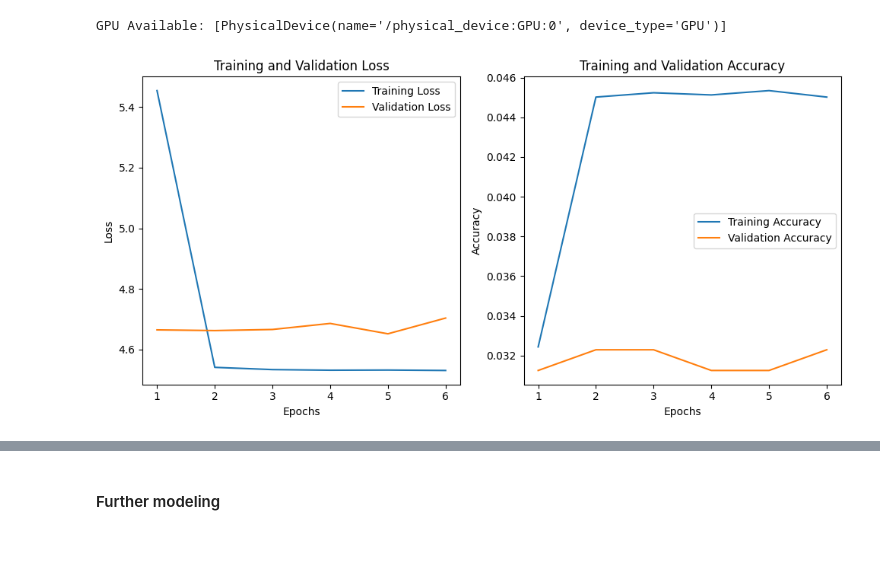
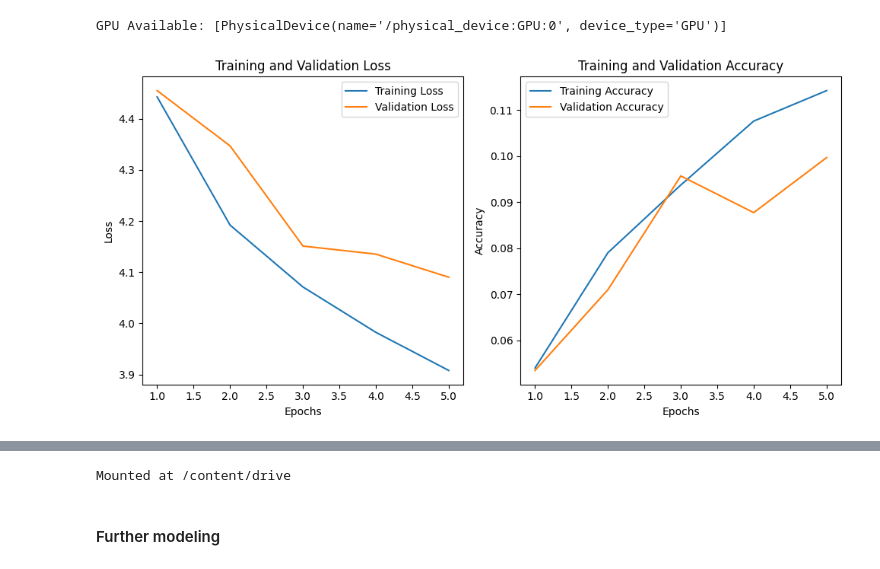
Before and after one commit to MaximilianLae/DL_Skin_Disease_Classification, a Jupyter notebook: Baseline solution.ipynb, the cells around one changed output, grey strips where cells are left out. Drawn from its saved outputs; the diff is of its cells as text; code cells hidden in the pictures.

```diff
--- a/Baseline solution.ipynb
+++ b/Baseline solution.ipynb
@@ -89,0 +130,15 @@ for i in range(len(df)):
+# %%
+start_time = time.time()
+top_1_acc = []
+top_3_acc = []
+top_5_acc = []
+for x_val_batch, y_val_batch in tqdm(val_generator):
+    val_predictions = model.predict(x_val_batch, verbose = 0)
+    top_1_acc.append(top_n_accuracy(y_val_batch, val_predictions, 1))
+    top_3_acc.append(top_n_accuracy(y_val_batch, val_predictions, 3))
+    top_5_acc.append(top_n_accuracy(y_val_batch, val_predictions, 5))
+    if len(top_1_acc) >= len(val_generator):
+        break
+end_time = time.time()
+duration = end_time - start_time
+print(f'Top-1 accuracy: {np.mean(top_1_acc):.3f}, Top-3 accuracy: {np.mean(top_3_acc):.3f}, Top-5 accuracy: {np.mean(top_5_acc):.3f}, \nTime to calculate: {duration:.2f} seconds')
@@ -179,26 +220,39 @@ clear_output_callback = tf.keras.callbacks.LambdaCallback(
 # %%
-model = ResNet50(weights='imagenet', include_top=False, input_shape=(224, 224, 3))
-n_classes = 114
+vgg = VGG19(include_top=False, weights='imagenet', input_shape=(224, 224, 3))
 
-for layer in model.layers[:-4]:
+# Freeze the layers
+for layer in vgg.layers[:-2]:
     layer.trainable = False
 
-model = Sequential([
-    model,
-    Flatten(),
-    Dense(512, activation='relu'),
-    Dense(n_classes, activation='softmax')
-])
+# Flatten the output of the VGG16 network because it is a 2D array
+flatten = layers.Flatten()(vgg.output)
+
+# Add a fully connected layer with 1024 neurons
+dense = layers.Dense(1024, activation='relu')(flatten)
+dropout = Dropout(0.3)(dense)
+
+# Add a fully connected layer with 256 neurons
+dense = layers.Dense(256, activation='relu')(dense)
+dropout = Dropout(0.3)(dense)
+
+# We have 114 classes so we need a dense layer with 114 neurons
+output = layers.Dense(114, activation='softmax')(dense)
+
+# Create a model
+model = models.Model(vgg.input, output)
+
+# Compile the model
 
 model.compile(optimizer='adam',
               loss='categorical_crossentropy',
               metrics=['accuracy'])
 
 history = model.fit(train_generator,
           validation_data=val_generator,
-          epochs=10,
-          steps_per_epoch=int(train_generator.n/batch_size),
-          validation_steps = int(val_generator.n/batch_size),
-          callbacks=[clear_output_callback, plot_metrics_callback])
+          epochs=5,
+          steps_per_epoch=len(train_generator),
+          validation_steps = len(val_generator),
+          callbacks=[clear_output_callback, plot_metrics_callback, top_n_accuracy_callback],
+          verbose = 'auto')
 # %% [output]
-[figure, old version]
+[figure, new version]
@@ -207 +262,6 @@ Epoch 7/10
+# %%
+from google.colab import drive
+drive.mount('/content/drive')
+# %% [output]
+Mounted at /content/drive
 # %%
```
Also changed, not shown: parts of 14 cells of this notebook.
